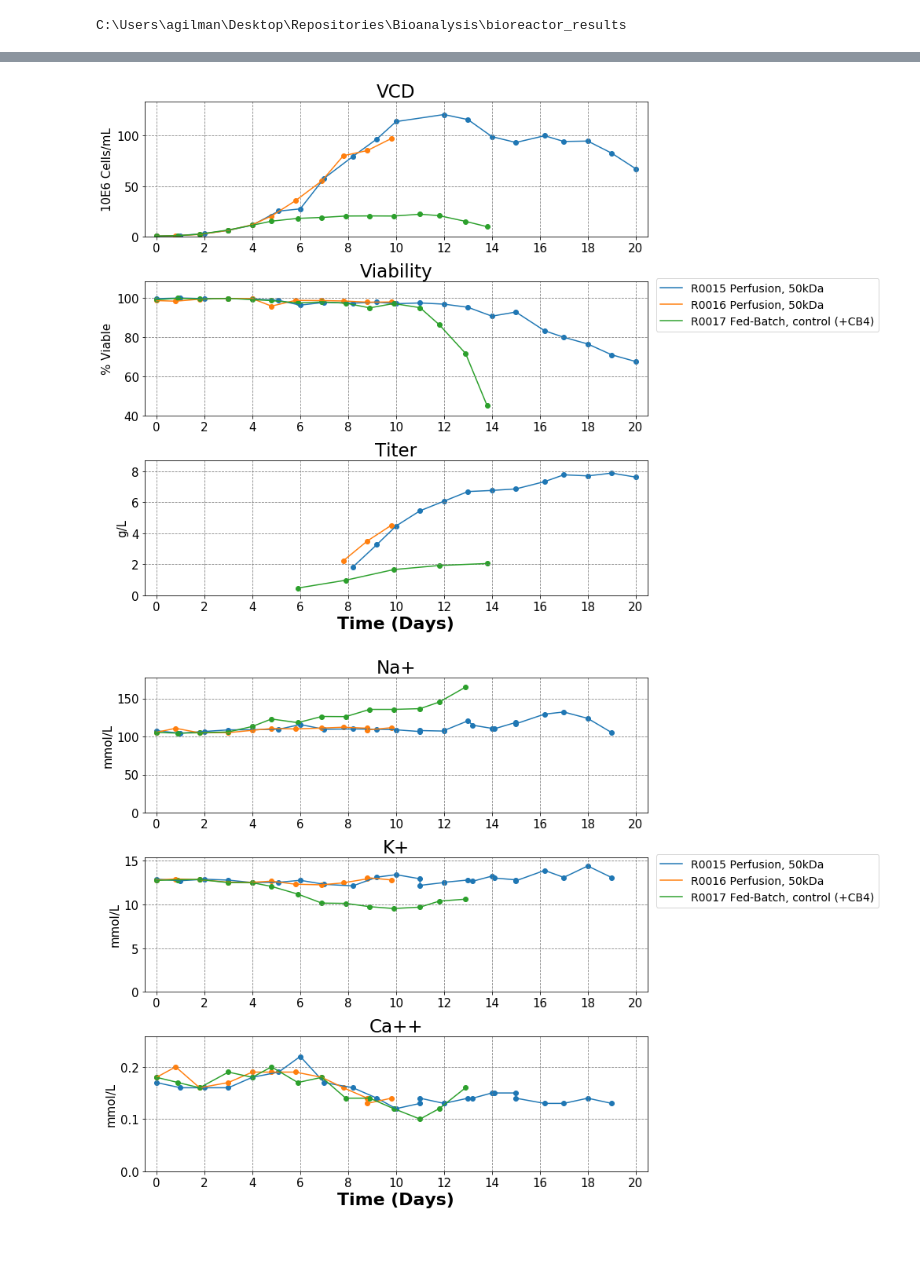
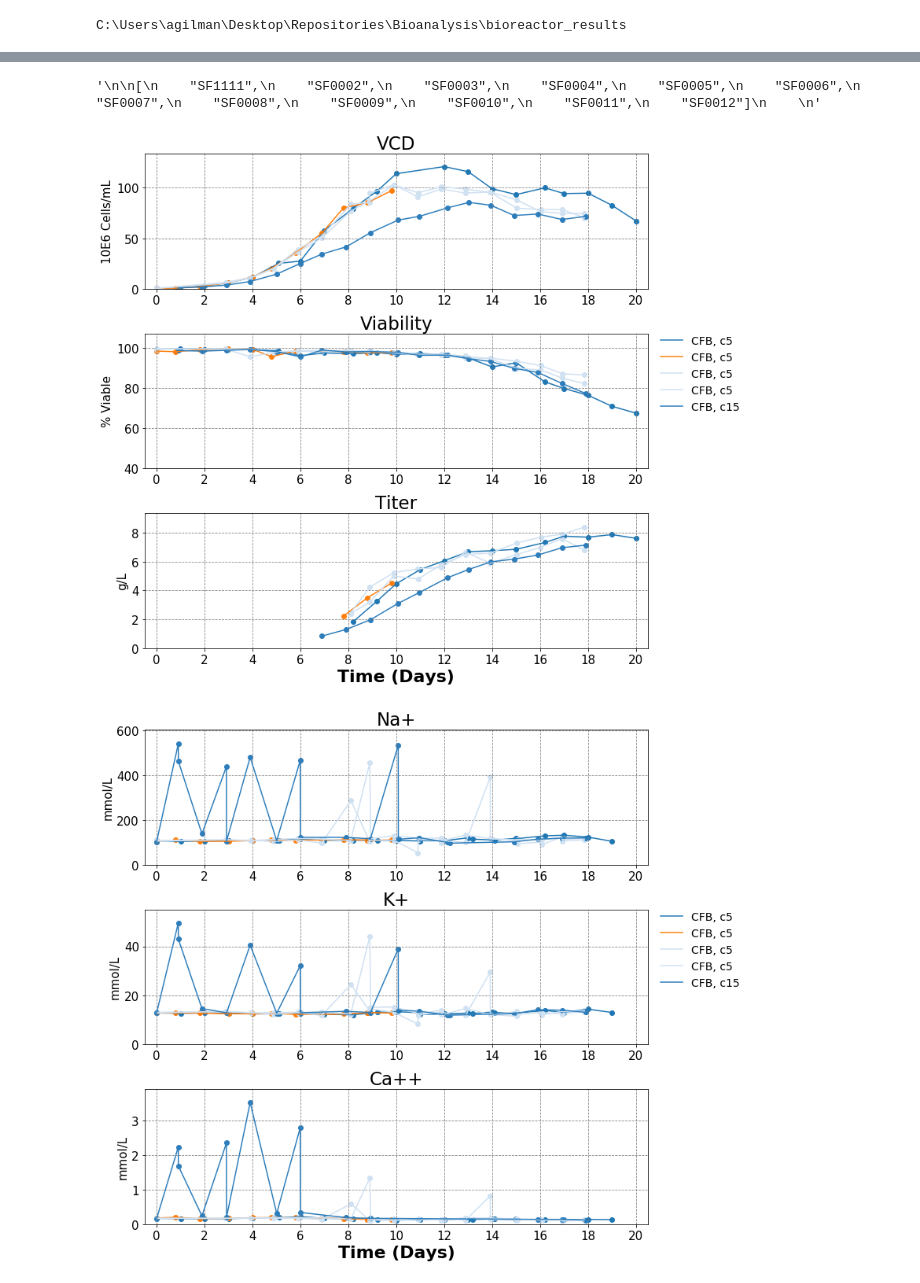
Before and after one commit to keefeseag000/Bioanalysis, a Jupyter notebook: bioreactor_results/Implementing BSRplots.ipynb, the cells around one changed output, grey strips where cells are left out. Saved outputs shown, nothing was run; the diff lists cells and outputs as text; code cells hidden in the pictures; blank space fills up the shorter version.

Commit message:
added ability to make color legend, and read both color and figure legend from csv

```diff
--- a/bioreactor_results/Implementing BSRplots.ipynb
+++ b/bioreactor_results/Implementing BSRplots.ipynb
@@ -15,0 +16,4 @@ df = calc_qp(df)
+# %%
+color_legend  = pd.read_csv("color_legend.csv")
+legend_key_1 = dict(zip(color_legend["Sample ID"],color_legend["legend_key"]))
+color_key = dict(zip(color_legend["Sample ID"],color_legend["color_key"]))
@@ -16,14 +24,34 @@ df = calc_qp(df)
 # %%
-list_BSR = ["R0015", "R0017"]
+list_BSR = ["R0015","R0016", "R0019", "R0020", "R0026"]
 
+"""
+[
+    "SF1111",
+    "SF0002",
+    "SF0003",
+    "SF0004",
+    "SF0005",
+    "SF0006",
+    "SF0007",
+    "SF0008",
+    "SF0009",
+    "SF0010",
+    "SF0011",
+    "SF0012"]
+"""
+
+#["R0015","R0016", "R0019", "R0020", "R0026"]
 
 #["R0015","R0016", "R0017", "R0018"]             BSR5
 #["R0012", "R0013", "R0014", "R0017"]           2x2 comparison with low and high seed inco +/- CB4
+#["R0019","R0020","R0021","R0022"]              BSR6
+# %% [output]
+'\n\n[\n    "SF1111",\n    "SF0002",\n    "SF0003",\n    "SF0004",\n    "SF0005",\n    "SF0006",\n    "SF0007",\n    "SF0008",\n    "SF0009",\n    "SF0010",\n    "SF0011",\n    "SF0012"]\n    \n'
 # %%
 for i in list_3pane:
-    plot_3by1(list_BSR, i, df, legend = lgnd, xmax = 20)
+    plot_3by1(list_BSR, i, df, legend = legend_key_1,color = color_key, xmax = 20)
 # %% [output]
-[figure, old version]
+[figure, new version]
-[figure, old version]
+[figure, new version]
 # %%
 for i in list_4pane:
```
Also changed, not shown: parts of 31 cells of this notebook, 1 other file.
